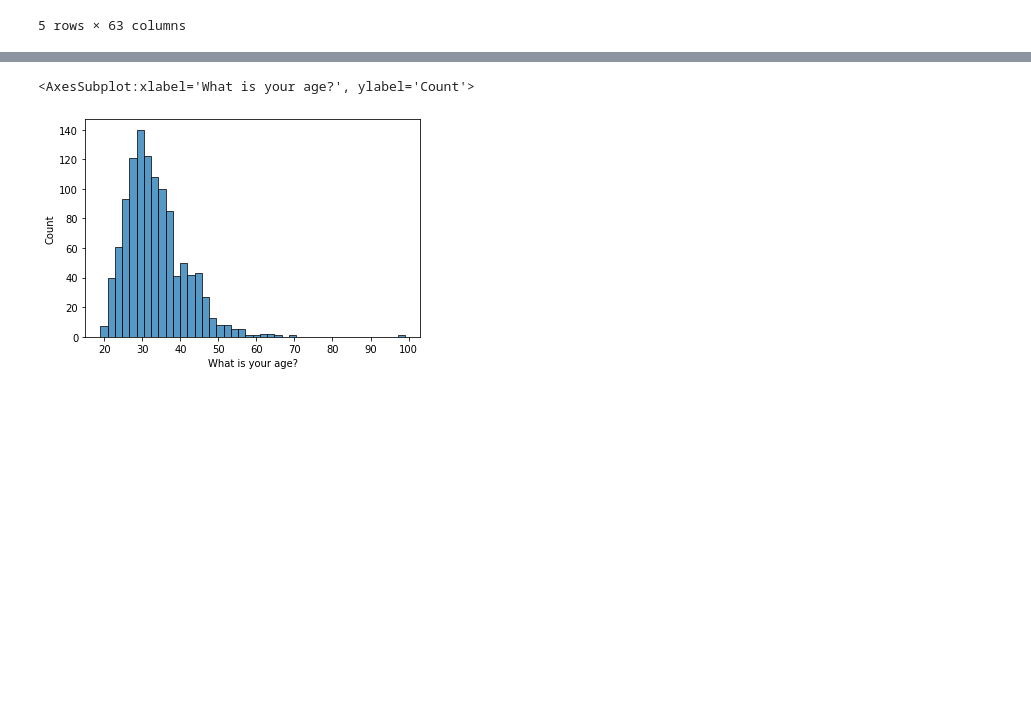
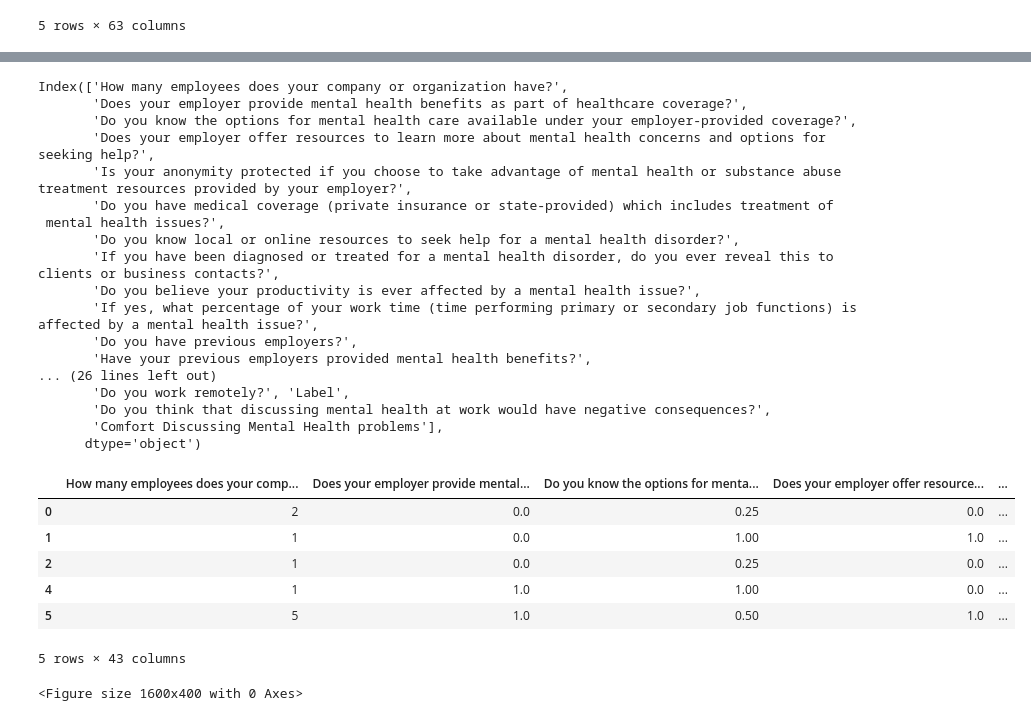
Before and after one commit to mika-okamoto/MindfulTech, a Jupyter notebook: data_exploration.ipynb, the cells around one changed output, grey strips where cells are left out. Drawn from its saved outputs; the diff is of its cells as text; code cells hidden in the pictures; blank space fills up the shorter version.

Commit message:
Classification Model
updated cleaned data and classification stuff

```diff
--- a/data_exploration.ipynb
+++ b/data_exploration.ipynb
@@ -108,3 +102,31 @@ df['If you have a mental health issue, do you feel that it interferes with your
 df['If you have a mental health issue, do you feel that it interferes with your work when NOT being treated effectively?'].replace("Never", 0, inplace = True)
 df['Do you work remotely?'].replace("Always", 1, inplace = True)
 df['Do you work remotely?'].replace("Never", 0, inplace = True)
+df['Do you work remotely?'].replace("Never", 0, inplace = True)
+df.replace('1-5', 0, inplace = True)
+df.replace('6-25', 1, inplace = True)
+df.replace('26-100', 2, inplace = True)
+df.replace('100-500', 3, inplace = True)
+df.replace('500-1000', 4, inplace = True)
+df.replace('More than 1000', 5, inplace = True)
+df['Does your employer provide mental health benefits as part of healthcare coverage?'].replace(np.NaN, 0, inplace=True)
+df['Do you know the options for mental health care available under your employer-provided coverage?'].replace('Unsure', 0.5, inplace=True)
+df['Do you know the options for mental health care available under your employer-provided coverage?'].replace(np.NaN, 0.25, inplace=True)
+df['Is your anonymity protected if you choose to take advantage of mental health or substance abuse treatment resources provided by your employer?'].replace('Unsure', 0.5, inplace=True)
+df['Is your anonymity protected if you choose to take advantage of mental health or substance abuse treatment resources provided by your employer?'].replace(np.NaN, 0.5, inplace=True)
+df.replace(np.NaN, -1.0, inplace=True)
+
+df.replace('\.*mood.*', 2, regex=True, inplace=True)
+df[['If so, what condition(s) were you diagnosed with?', 'If yes, what condition(s) have you been diagnosed with?', 'If maybe, what condition(s) do you believe you have?']].replace('\.*anxiety.*', 1, regex=True, inplace=True)
+df.replace('\.*Anxiety.*', 1, regex=True, inplace=True)
+df.replace('\.*Mood.*', 2, regex=True, inplace=True)
+
+df[['If so, what condition(s) were you diagnosed with?', 'If yes, what condition(s) have you been diagnosed with?', 'If maybe, what condition(s) do you believe you have?']].replace('\.*', 3, regex=True, inplace=True)
+
+df[['If so, what condition(s) were you diagnosed with?', 'If yes, what condition(s) have you been diagnosed with?', 'If maybe, what condition(s) do you believe you have?']].replace("[^0-9]", 3, regex=True, inplace=True)
+
+df.replace("[^0-9]", -1.0, regex=True, inplace=True)
+
+df['Label'] = df[['If so, what condition(s) were you diagnosed with?', 'If yes, what condition(s) have you been diagnosed with?', 'If maybe, what condition(s) do you believe you have?']].max(axis=1)
+
+df.drop(['If so, what condition(s) were you diagnosed with?', 'If yes, what condition(s) have you been diagnosed with?', 'If maybe, what condition(s) do you believe you have?'], axis=1,inplace=True)
@@ -111,6 +151,45 @@ df['Do you work remotely?'].replace("Never", 0, inplace = True)
 # %%
 df = df[(df['What is your age?'] > 18) & (df['What is your age?'] < 100)]
-sns.histplot(data = df, x = "What is your age?")
-# %% [output]
-<AxesSubplot:xlabel='What is your age?', ylabel='Count'>
-[figure, removed]
+# %%
+
+
+# print(df.columns)
+df['Do you think that discussing mental health at work would have negative consequences?'] = df[['Do you think that discussing a mental health disorder with your employer would have negative consequences?', 'If a mental health issue prompted you to request a medical leave from work, asking for that leave would be:', 'Do you think that discussing a physical health issue with your employer would have negative consequences?', 'Have you heard of or observed negative consequences for co-workers who have been open about mental health issues in your workplace?', 'If you have revealed a mental health issue to a coworker or employee, do you believe this has impacted you negatively?']].sum(axis=1)
+
+df['Comfort Discussing Mental Health problems'] = df[[ 'Would you feel comfortable discussing a mental health disorder with your coworkers?','Would you feel comfortable discussing a mental health disorder with your direct supervisor(s)?','Do you feel that your employer takes mental health as seriously as physical health?', 'If you have revealed a mental health issue to a client or business contact, do you believe this has impacted you negatively?', 'If you have been diagnosed or treated for a mental health disorder, do you ever reveal this to coworkers or employees?']].sum(axis=1)
+
+
+df.drop(['Are you self-employed?', 'Is your employer primarily a tech company/organization?', 'Is your primary role within your company related to tech/IT?', 'Why or why not?', 'Why or why not?.1', 'What country do you work in?', 'What country do you live in?', 'What US state or territory do you live in?', 'What US state or territory do you work in?', 'Has your employer ever formally discussed mental health (for example, as part of a wellness campaign or other official communication)?'], inplace=True,axis=1)
+
+df.drop(['Would you feel comfortable discussing a mental health disorder with your coworkers?','Would you feel comfortable discussing a mental health disorder with your direct supervisor(s)?','Do you feel that your employer takes mental health as seriously as physical health?', 'If you have revealed a mental health issue to a client or business contact, do you believe this has impacted you negatively?', 'If you have been diagnosed or treated for a mental health disorder, do you ever reveal this to coworkers or employees?'], inplace=True, axis=1)
+
+df.drop(['Do you think that discussing a mental health disorder with your employer would have negative consequences?', 'If a mental health issue prompted you to request a medical leave from work, asking for that leave would be:', 'Do you think that discussing a physical health issue with your employer would have negative consequences?', 'Have you heard of or observed negative consequences for co-workers who have been open about mental health issues in your workplace?', 'If you have revealed a mental health issue to a coworker or employee, do you believe this has impacted you negatively?'], inplace=True, axis=1)
+
+print(df.columns)
+df.head()
+# %% [output]
+Index(['How many employees does your company or organization have?',
+       'Does your employer provide mental health benefits as part of healthcare coverage?',
+       'Do you know the options for mental health care available under your employer-provided coverage?',
+       'Does your employer offer resources to learn more about mental health concerns and options for seeking help?',
+       'Is your anonymity protected if you choose to take advantage of mental health or substance abuse treatment resources provided by your employer?',
+       'Do you have medical coverage (private insurance or state-provided) which includes treatment of  mental health issues?',
+       'Do you know local or online resources to seek help for a mental health disorder?',
+       'If you have been diagnosed or treated for a mental health disorder, do you ever reveal this to clients or business contacts?',
+       'Do you believe your productivity is ever affected by a mental health issue?',
+       'If yes, what percentage of your work time (time performing primary or secondary job functions) is affected by a mental health issue?',
+       'Do you have previous employers?',
+       'Have your previous employers provided mental health benefits?',
+... (26 lines left out)
+       'Do you work remotely?', 'Label',
+       'Do you think that discussing mental health at work would have negative consequences?',
+       'Comfort Discussing Mental Health problems'],
+      dtype='object')
+|  | How many employees does your comp... | Does your employer provide mental... | Do you know the options for menta... | Does your employer offer resource... | ... |
+| 0 | 2 | 0.0 | 0.25 | 0.0 | ... |
+| 1 | 1 | 0.0 | 1.00 | 1.0 | ... |
+| 2 | 1 | 0.0 | 0.25 | 0.0 | ... |
+| 4 | 1 | 1.0 | 1.00 | 0.0 | ... |
+| 5 | 5 | 1.0 | 0.50 | 1.0 | ... |
+5 rows × 43 columns
+<Figure size 1600x400 with 0 Axes>
```
Also changed, not shown: parts of 6 cells of this notebook, 3 other files.
